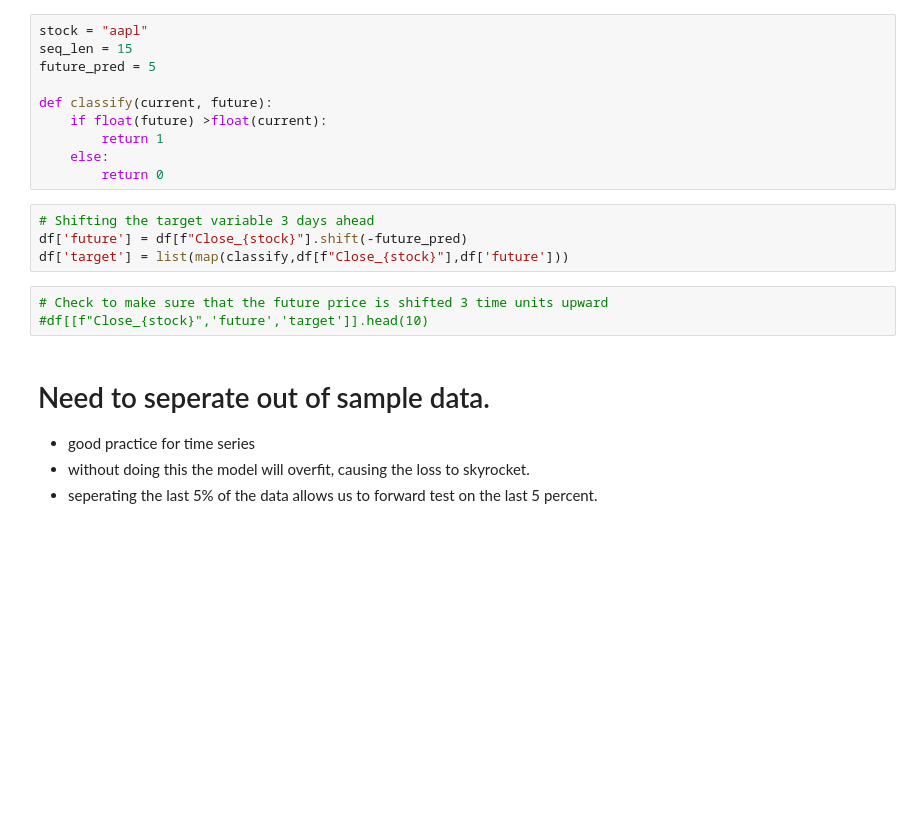
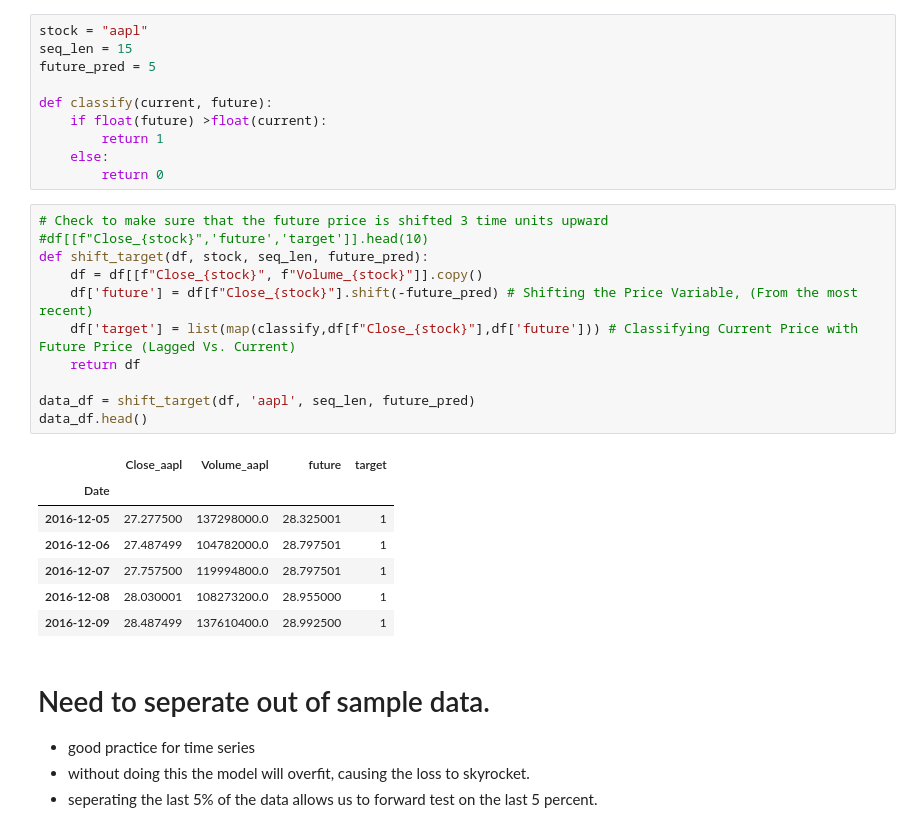
Before and after one commit to jeraldthatman/tensorflow, a Jupyter notebook: rnn_predictor.ipynb, the cells around one changed output. Saved outputs shown, nothing was run; the diff lists cells and outputs as text; blank space fills up the shorter version.

```diff
--- a/rnn_predictor.ipynb
+++ b/rnn_predictor.ipynb
@@ -24,13 +24,25 @@ def classify(current, future):
         return 1
     else:
         return 0
-# %%
-# Shifting the target variable 3 days ahead
-df['future'] = df[f"Close_{stock}"].shift(-future_pred)
-df['target'] = list(map(classify,df[f"Close_{stock}"],df['future']))
-# %%
-# Check to make sure that the future price is shifted 3 time units upward
-#df[[f"Close_{stock}",'future','target']].head(10)
+# %%
+# Check to make sure that the future price is shifted 3 time units upward
+#df[[f"Close_{stock}",'future','target']].head(10)
+def shift_target(df, stock, seq_len, future_pred):
+    df = df[[f"Close_{stock}", f"Volume_{stock}"]].copy()
+    df['future'] = df[f"Close_{stock}"].shift(-future_pred) # Shifting the Price Variable, (From the most recent)
+    df['target'] = list(map(classify,df[f"Close_{stock}"],df['future'])) # Classifying Current Price with Future Price (Lagged Vs. Current)
+    return df
+
+data_df = shift_target(df, 'aapl', seq_len, future_pred)
+data_df.head()
+# %% [output]
+|  | Close_aapl | Volume_aapl | future | target |
+| Date |  |  |  |  |
+| 2016-12-05 | 27.277500 | 137298000.0 | 28.325001 | 1 |
+| 2016-12-06 | 27.487499 | 104782000.0 | 28.797501 | 1 |
+| 2016-12-07 | 27.757500 | 119994800.0 | 28.797501 | 1 |
+| 2016-12-08 | 28.030001 | 108273200.0 | 28.955000 | 1 |
+| 2016-12-09 | 28.487499 | 137610400.0 | 28.992500 | 1 |
 # %% [markdown]
 # Need to seperate out of sample data.
 - good practice for time series
```
Also changed, not shown: parts of 14 cells of this notebook, 39 other files.
